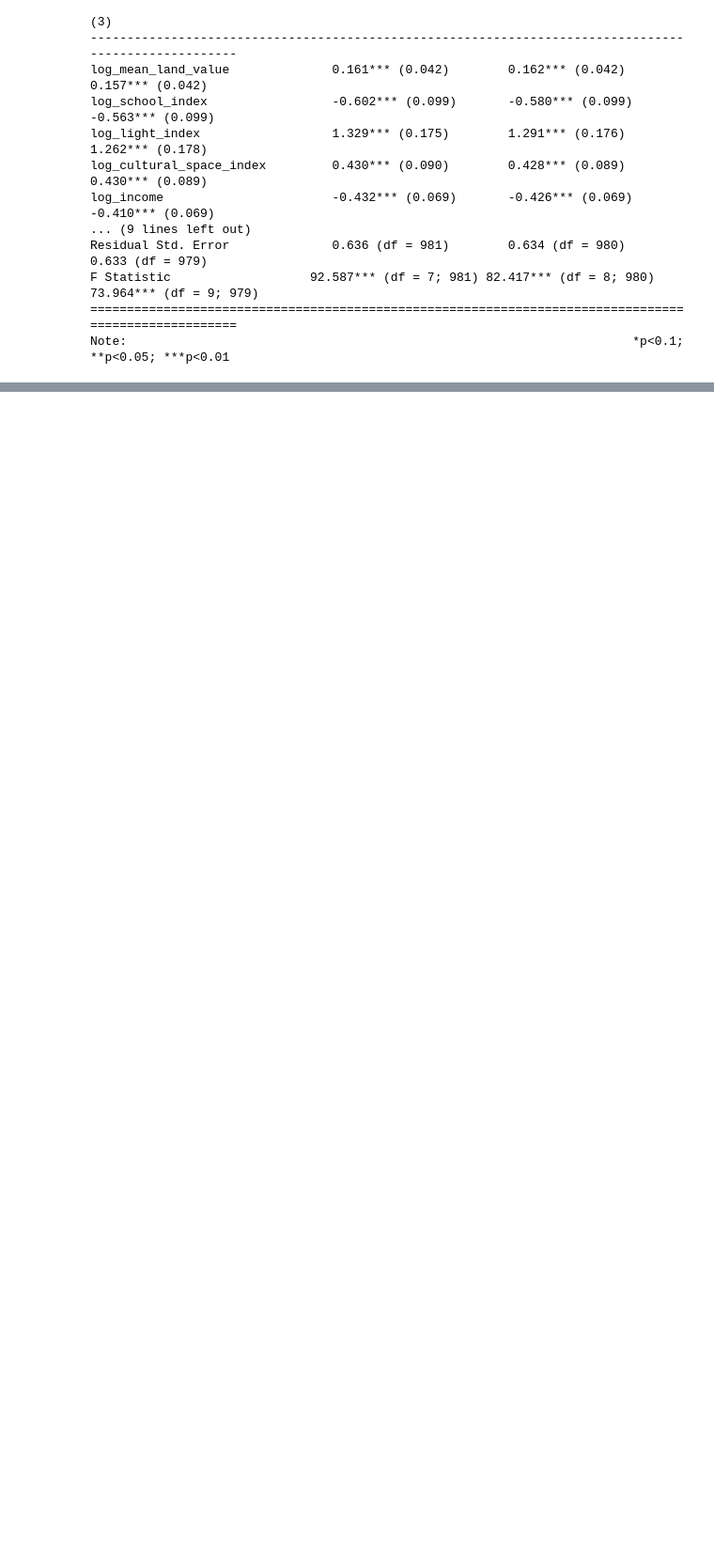
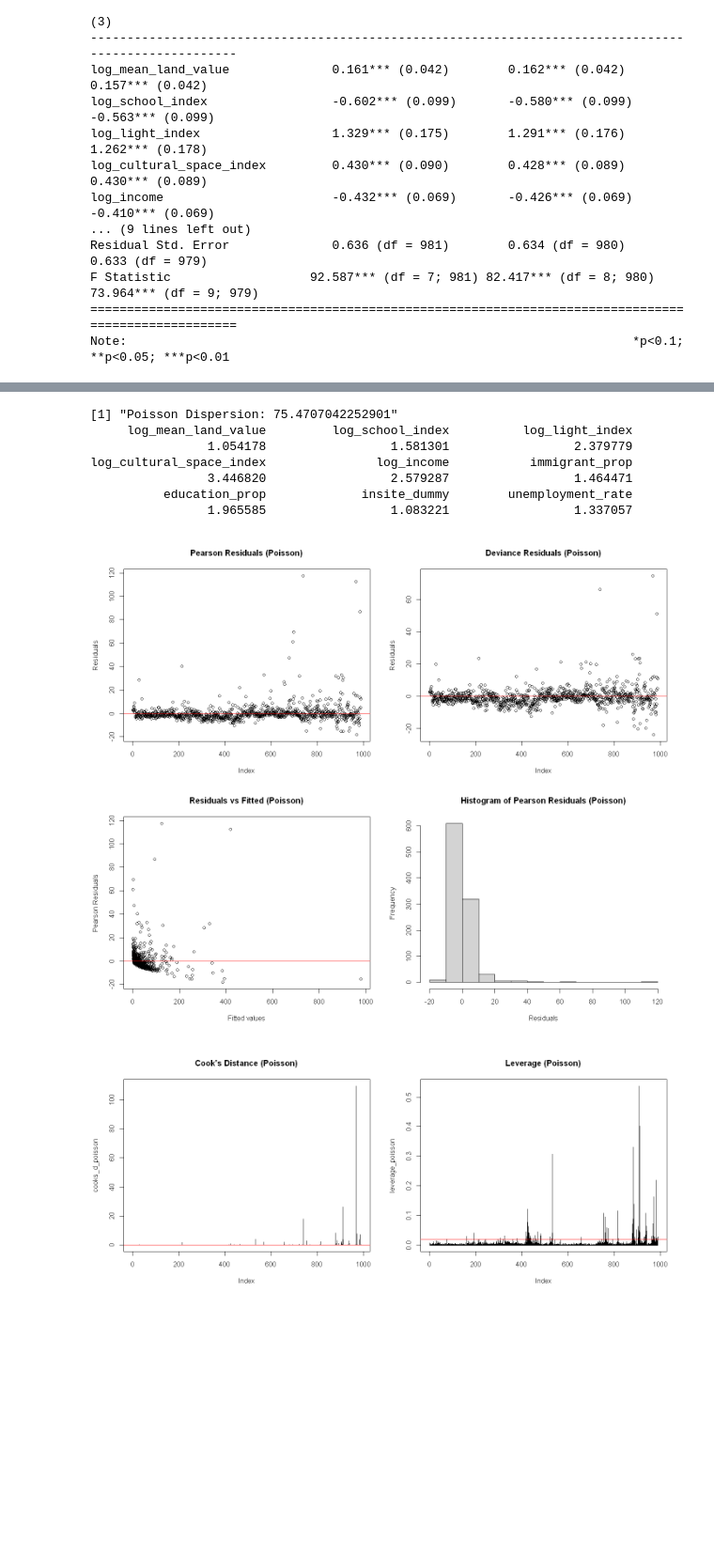
Before and after one commit to Irene-Berezin/econ326, a Jupyter notebook: project_regression.ipynb, the cells around one changed output, grey strips where cells are left out. Shown at 94% size. Cells and saved outputs as stored; diff of their text form; code cells hidden in the pictures; blank space fills up the shorter version.

```diff
--- a/project_regression.ipynb
+++ b/project_regression.ipynb
@@ -1588,0 +1726,12 @@ Note:                                                                     *p<0.1
+# %%
+# Pull unemployment census data and calculate the unemployment rate
+library(cancensus)
+options(cancensus.api_key='CensusMapper_f228791d9506a7a747ece66db73b95be')
+options(cancensus.cache_path = "/cache")
+census_data_unemployed <- get_census(dataset='CA16', regions=list(CSD="5915022"), vectors=c("v_CA16_5600","v_CA16_5606"), labels="detailed", geo_format= 'sf', level='DA')|>
+    mutate(unemployment_rate = `v_CA16_5606: Unemployed`/`v_CA16_5600: In the labour force`)|>
+    rename(name = GeoUID)|>
+    select(name, unemployment_rate)|>
+    st_drop_geometry()
+
+glimpse(census_data_unemployed)
@@ -1588,0 +1755,5 @@ Note:                                                                     *p<0.1
+# %%
+# Merge two dataset
+census_index_crime_log_st <- merge(census_index_crime_log_st, census_data_unemployed, by = "name") |>
+    mutate(unemployment_rate = ifelse(is.na(unemployment_rate) | is.nan(unemployment_rate), 0, unemployment_rate)) |>
+    glimpse()
@@ -1588,0 +1958,40 @@ Note:                                                                     *p<0.1
+# %%
+# 泊松回归模型
+poisson_model <- glm(formula = crime_count ~ log_mean_land_value + log_school_index +
+                      log_light_index + log_cultural_space_index + log_income +
+                      immigrant_prop + education_prop + insite_dummy + unemployment_rate,
+                      family = poisson(link = "log"), data = census_index_crime_log_st)
+
+# 负二项回归模型
+neg_binom_model <- glm.nb(formula = crime_count ~ log_mean_land_value + log_school_index +
+                            log_light_index + log_cultural_space_index + log_income +
+                            immigrant_prop + education_prop + insite_dummy + unemployment_rate,
+                            data = census_index_crime_log_st, init.theta = 1.654009416, link = log)
+
+# 1. 过度离散性检测
+dispersion_poisson <- sum(residuals(poisson_model, type = "pearson")^2) / poisson_model$df.residual
+print(paste("Poisson Dispersion:", dispersion_poisson))
+
+# 2. 残差分析
+par(mfrow = c(2, 2))
+plot(residuals(poisson_model, type = "pearson"), main = "Pearson Residuals (Poisson)", ylab = "Residuals")
+abline(h = 0, col = "red")
+plot(residuals(poisson_model, type = "deviance"), main = "Deviance Residuals (Poisson)", ylab = "Residuals")
+abline(h = 0, col = "red")
+plot(fitted(poisson_model), residuals(poisson_model, type = "pearson"), main = "Residuals vs Fitted (Poisson)", xlab = "Fitted values", ylab = "Pearson Residuals")
+abline(h = 0, col = "red")
+hist(residuals(poisson_model, type = "pearson"), main = "Histogram of Pearson Residuals (Poisson)", xlab = "Residuals")
+
+# 3. 影响点检测
+cooks_d_poisson <- cooks.distance(poisson_model)
+plot(cooks_d_poisson, type = "h", main = "Cook's Distance (Poisson)")
+abline(h = 4/(length(cooks_d_poisson) - length(coef(poisson_model))), col = "red")
+
+leverage_poisson <- hatvalues(poisson_model)
+plot(leverage_poisson, type = "h", main = "Leverage (Poisson)")
+abline(h = 2*mean(leverage_poisson), col = "red")
+
+# 4. 多重共线性检测
+vif_poisson <- vif(poisson_model)
+print(vif_poisson)
+# %% [output]
@@ -1588,0 +2002,9 @@ Note:                                                                     *p<0.1
+[1] "Poisson Dispersion: 75.4707042252901"
+     log_mean_land_value         log_school_index          log_light_index
+                1.054178                 1.581301                 2.379779
+log_cultural_space_index               log_income           immigrant_prop
+                3.446820                 2.579287                 1.464471
+          education_prop             insite_dummy        unemployment_rate
+                1.965585                 1.083221                 1.337057
+[figure, added]
+[figure, added]
```
Also changed, not shown: parts of 23 cells of this notebook.
